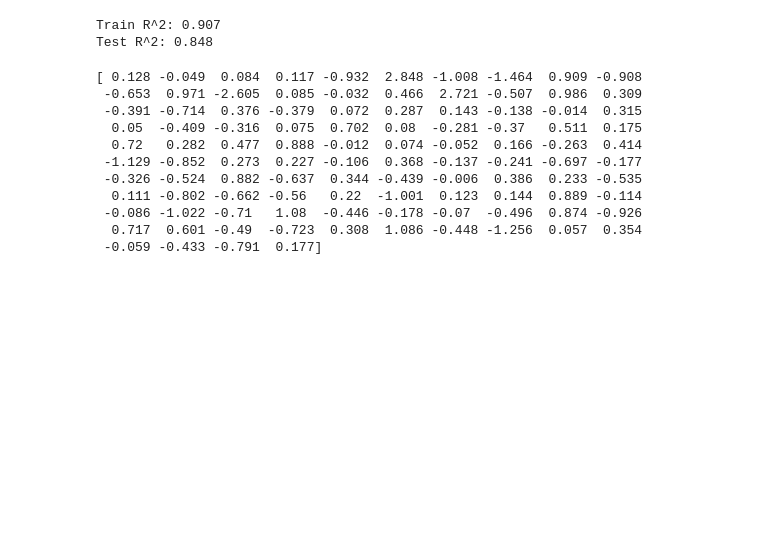
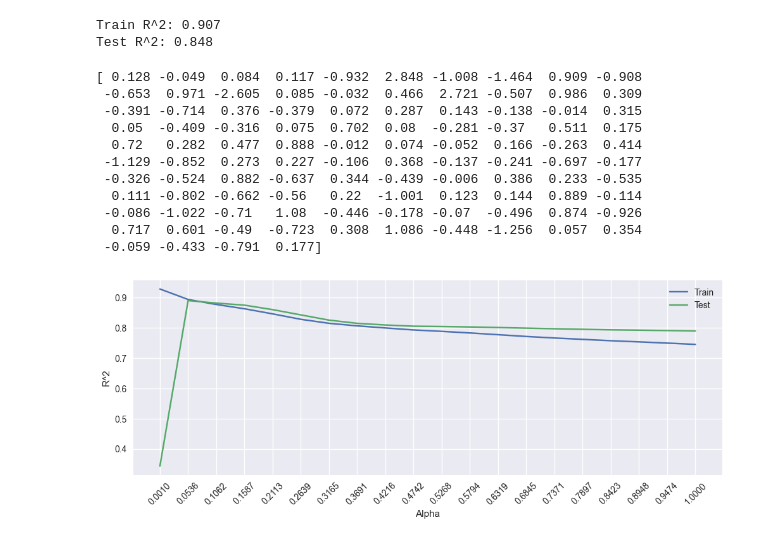
Before and after one commit to ivajazz/ML_1, a Jupyter notebook: bies.ipynb, the cells around one changed output. Saved outputs shown, nothing was run; the diff lists cells and outputs as text; code cells hidden in the pictures; blank space fills up the shorter version.

Commit message:
alpha_lins

```diff
--- a/bies.ipynb
+++ b/bies.ipynb
@@ -186,3 +186,33 @@ print(np.round(ridge_lr_poly.coef_, 3))
  -0.086 -1.022 -0.71   1.08  -0.446 -0.178 -0.07  -0.496  0.874 -0.926
   0.717  0.601 -0.49  -0.723  0.308  1.086 -0.448 -1.256  0.057  0.354
  -0.059 -0.433 -0.791  0.177]
+# %%
+#Создаём список из 20 возможных значений от 0.001 до 1
+alpha_list = np.linspace(0.001, 1, 20)
+#Создаём пустые списки, в которые будем добавлять результаты
+train_scores = []
+test_scores = []
+for alpha in alpha_list:
+    #Создаём объект класса линейной регрессии с L1-регуляризацией
+    lasso_lr_poly = linear_model.Lasso(alpha=alpha, max_iter=10000)
+    #Обучаем модель
+    lasso_lr_poly.fit(X_train_scaled_poly, y_train)
+    #Делаем предсказание для тренировочной выборки
+    y_train_predict_poly = lasso_lr_poly.predict(X_train_scaled_poly)
+    #Делаем предсказание для тестовой выборки
+    y_test_predict_poly = lasso_lr_poly.predict(X_test_scaled_poly)
+    #Рассчитываем коэффициенты детерминации для двух выборок и добавляем их в списки
+    train_scores.append(metrics.r2_score(y_train, y_train_predict_poly))
+    test_scores.append(metrics.r2_score(y_test, y_test_predict_poly))
+# %%
+#Визуализируем изменение R^2 в зависимости от alpha
+fig, ax = plt.subplots(figsize=(12, 4)) #фигура + координатная плоскость
+ax.plot(alpha_list, train_scores, label='Train') #линейный график для тренировочной выборки
+ax.plot(alpha_list, test_scores, label='Test') #линейный график для тестовой выборки
+ax.set_xlabel('Alpha') #название оси абсцисс
+ax.set_ylabel('R^2') #название оси ординат
+ax.set_xticks(alpha_list) #метки по оси абсцисс
+ax.xaxis.set_tick_params(rotation=45) #поворот меток на оси абсцисс
+ax.legend(); #отображение легенды
+# %% [output]
+[figure, added]
```
